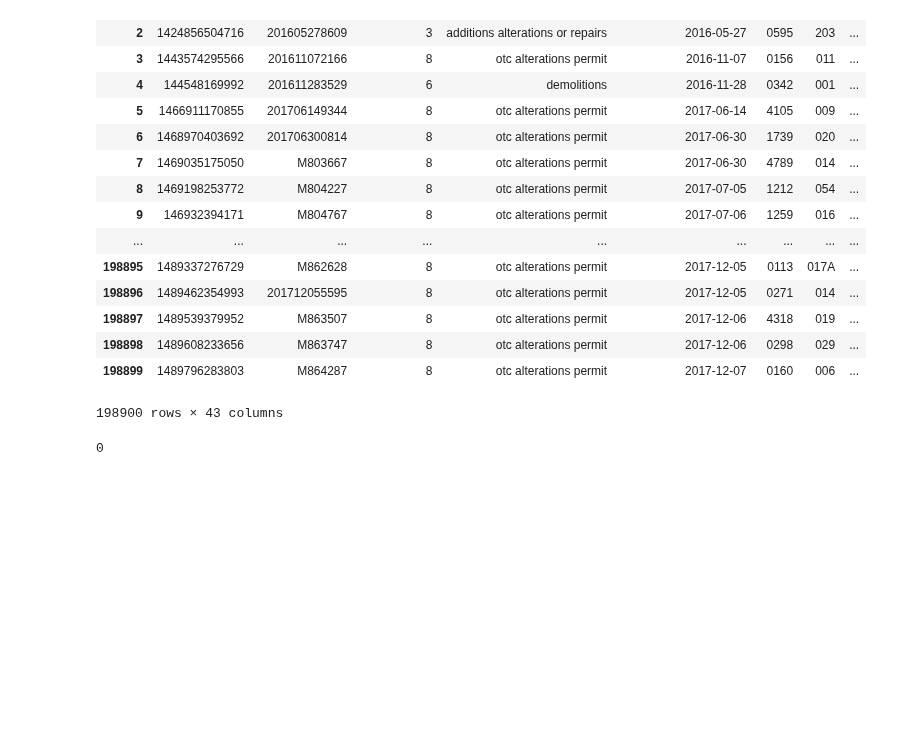
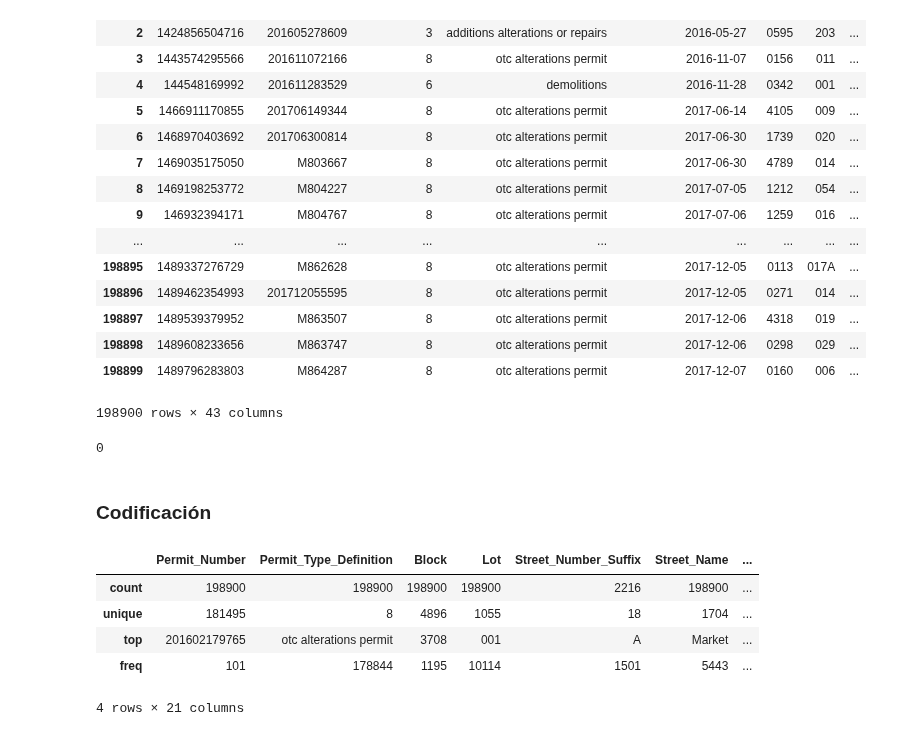
Before and after one commit to MaxAVF/Curaciondedatos, a Jupyter notebook: Laboratorio Limpieza de datos.ipynb, the cells around one changed output. Cells and saved outputs as stored; diff of their text form; code cells hidden in the pictures; blank space fills up the shorter version.

```diff
--- a/Laboratorio Limpieza de datos.ipynb
+++ b/Laboratorio Limpieza de datos.ipynb
@@ -286,3 +315,5 @@ databuild
 databuild.duplicated().sum()
 # %% [output]
 0
+# %% [markdown]
+### Codificación
@@ -288,0 +322,9 @@ databuild.duplicated().sum()
+# %%
+databuild.describe(include=['O'])
+# %% [output]
+|  | Permit_Number | Permit_Type_Definition | Block | Lot | Street_Number_Suffix | Street_Name | ... |
+| count | 198900 | 198900 | 198900 | 198900 | 2216 | 198900 | ... |
+| unique | 181495 | 8 | 4896 | 1055 | 18 | 1704 | ... |
+| top | 201602179765 | otc alterations permit | 3708 | 001 | A | Market | ... |
+| freq | 101 | 178844 | 1195 | 10114 | 1501 | 5443 | ... |
+4 rows × 21 columns
```
Also changed, not shown: parts of 7 cells of this notebook.
